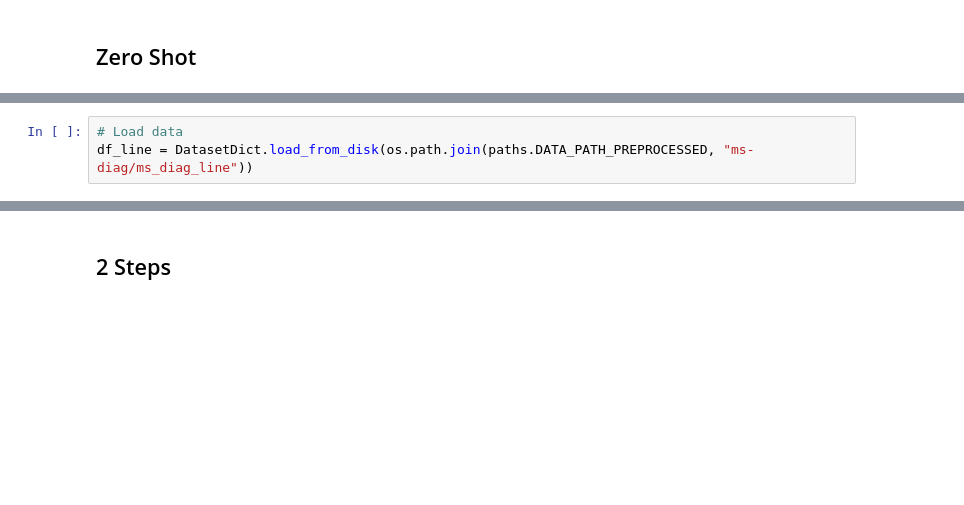
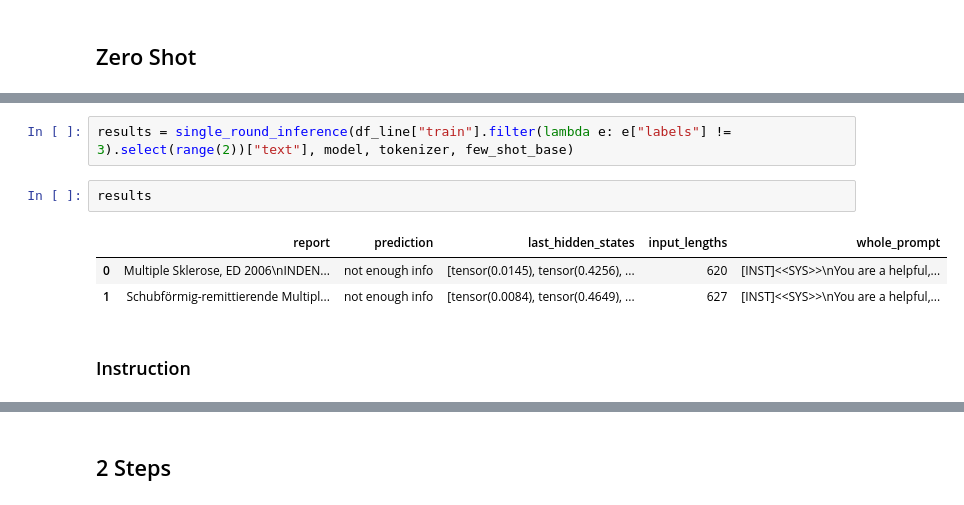
Before and after one commit to maregli/inf-extr, a Jupyter notebook: notebooks/ms-prediction/llama2-chat_zero_shot.ipynb, the cells around one changed output, grey strips where cells are left out. Drawn from its saved outputs; the diff is of its cells as text; blank space fills up the shorter version.

```diff
--- a/notebooks/ms-prediction/llama2-chat_zero_shot.ipynb
+++ b/notebooks/ms-prediction/llama2-chat_zero_shot.ipynb
@@ -894,3 +866,0 @@ def zero_shot_inference(data, format_fun, answer_prefix, max_new_tokens:int = 10
-# %%
-# Load data
-df_line = DatasetDict.load_from_disk(os.path.join(paths.DATA_PATH_PREPROCESSED, "ms-diag/ms_diag_line"))
@@ -1215,0 +1031,10 @@ df_all_few_shot
+# %%
+results = single_round_inference(df_line["train"].filter(lambda e: e["labels"] != 3).select(range(2))["text"], model, tokenizer, few_shot_base)
+# %%
+results
+# %% [output]
+|  | report | prediction | last_hidden_states | input_lengths | whole_prompt |
+| 0 | Multiple Sklerose, ED 2006\nINDEN... | not enough info | [tensor(0.0145), tensor(0.4256), ... | 620 | [INST]<<SYS>>\nYou are a helpful,... |
+| 1 | Schubförmig-remittierende Multipl... | not enough info | [tensor(0.0084), tensor(0.4649), ... | 627 | [INST]<<SYS>>\nYou are a helpful,... |
+# %% [markdown]
+### Instruction
```
Also changed, not shown: parts of 79 cells of this notebook, 1 other file.
